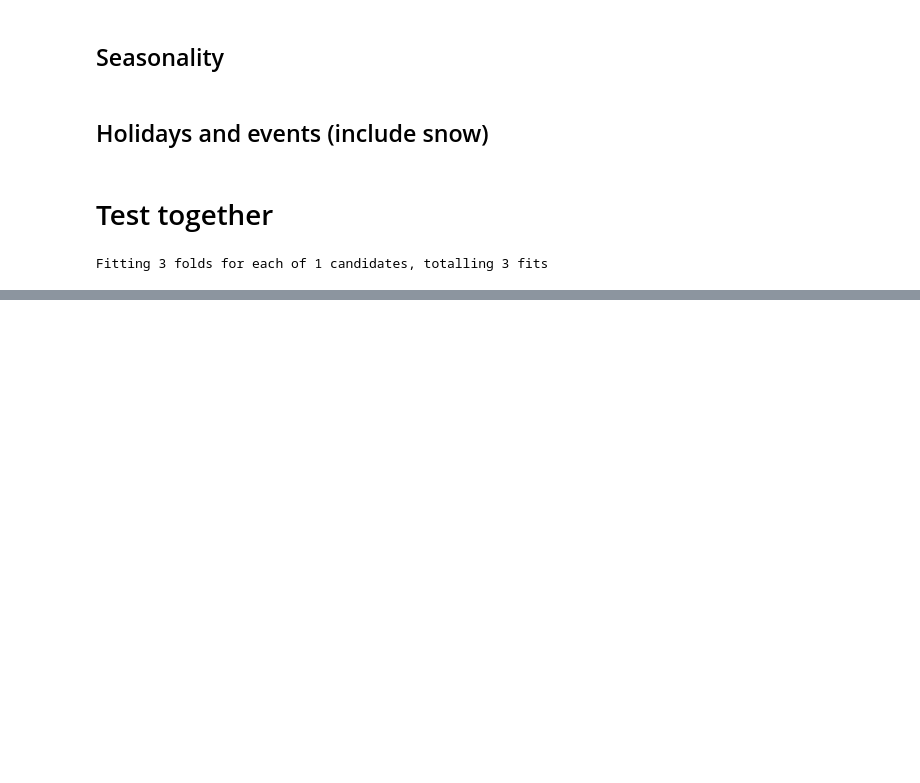
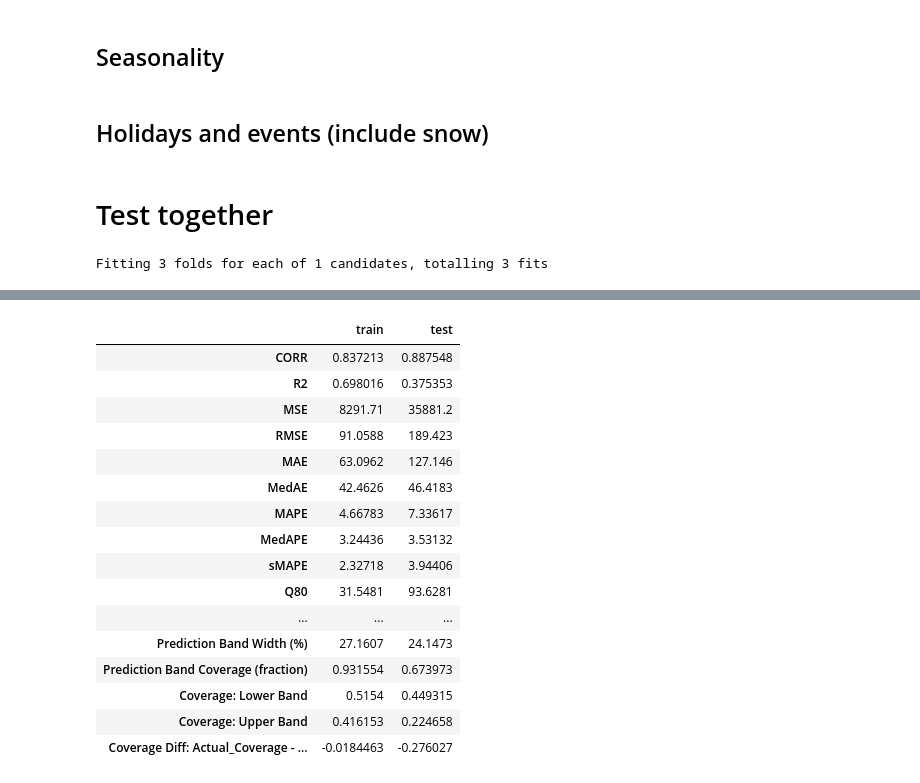
Before and after one commit to DataKind-DC/DC-DHS-Public, a Jupyter notebook: Scripts/dkdc_dhs1.ipynb, the cells around one changed output, grey strips where cells are left out. Saved outputs shown, nothing was run; the diff lists cells and outputs as text; code cells hidden in the pictures; blank space fills up the shorter version.

```diff
--- a/Scripts/dkdc_dhs1.ipynb
+++ b/Scripts/dkdc_dhs1.ipynb
@@ -266,3 +268,10 @@ fig.update(layout=layout)
 plotly.io.show(fig)
 # %% [output]
 [interactive output not drawn]
+# %%
+# Plot forecast on the holdout test set
+test_all = result.backtest
+fig = test_all.plot()
+layout = go.Layout(autosize=False, width=1000, height=500,)
+fig.update(layout=layout)
+plotly.io.show(fig)
@@ -268,0 +280,20 @@ plotly.io.show(fig)
+# %%
+show_fit_results(test_all)
+# %% [output]
+|  | train | test |
+| CORR | 0.837213 | 0.887548 |
+| R2 | 0.698016 | 0.375353 |
+| MSE | 8291.71 | 35881.2 |
+| RMSE | 91.0588 | 189.423 |
+| MAE | 63.0962 | 127.146 |
+| MedAE | 42.4626 | 46.4183 |
+| MAPE | 4.66783 | 7.33617 |
+| MedAPE | 3.24436 | 3.53132 |
+| sMAPE | 2.32718 | 3.94406 |
+| Q80 | 31.5481 | 93.6281 |
+| ... | ... | ... |
+| Prediction Band Width (%) | 27.1607 | 24.1473 |
+| Prediction Band Coverage (fraction) | 0.931554 | 0.673973 |
+| Coverage: Lower Band | 0.5154 | 0.449315 |
+| Coverage: Upper Band | 0.416153 | 0.224658 |
+| Coverage Diff: Actual_Coverage - ... | -0.0184463 | -0.276027 |
```
Also changed, not shown: parts of 2 cells of this notebook.
